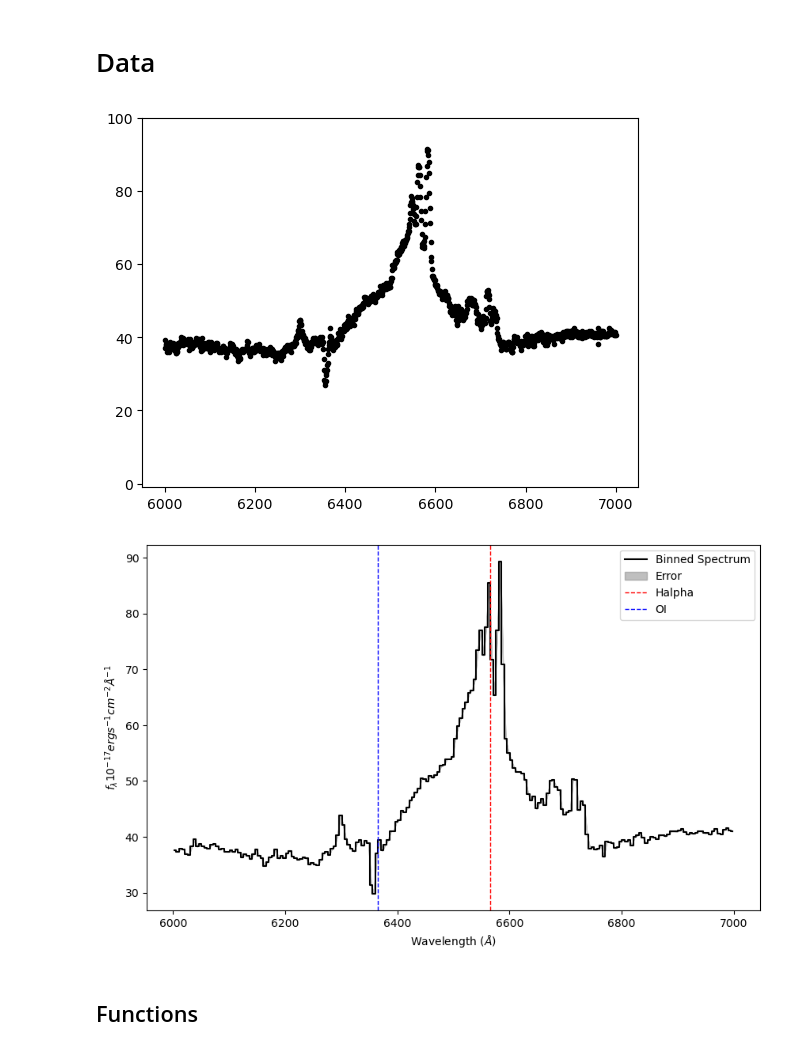
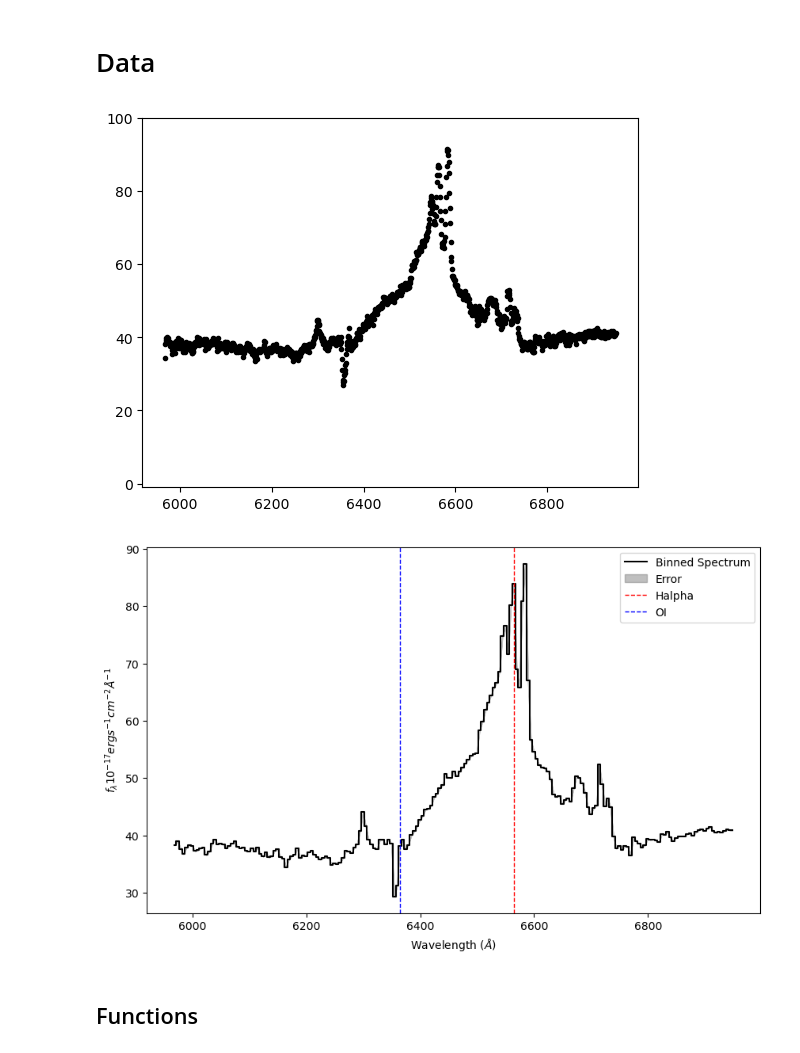
Before and after one commit to seratsaad/ticktock, a Jupyter notebook: Spectral Decomposition - Optical - Halpha.ipynb, the cells around one changed output. Saved outputs shown, nothing was run; the diff lists cells and outputs as text; code cells hidden in the pictures.

```diff
--- a/Spectral Decomposition - Optical - Halpha.ipynb
+++ b/Spectral Decomposition - Optical - Halpha.ipynb
@@ -34,35 +34,35 @@ from astropy.table import Table
 # %%
 file_path = 'HET/combined_spectrum_20230113_0000022_exp01.fits'
 
 t = Table.read(file_path)
 t.sort('Wavelength')
 
 z = 0.081
 wl = t['Wavelength']/(1+z)
 flux = t['F_lambda'] * (10**17)
 err = t['e_F_lambda']
 
 flux_lim = np.where(flux>0)[0]
 wl=wl[flux_lim]
 flux=flux[flux_lim]
 err=err[flux_lim]
 
-wl_lim = np.where((wl>6000)&(wl<7000))
+wl_lim = np.where((wl>5900)&(wl<6950))
 wl=wl[wl_lim]
 flux=flux[wl_lim]
 err=err[wl_lim]
 
 #mask1 = np.where((wl<6320)|(wl>6370))
 #wl=wl[mask1]
 #flux=flux[mask1]
 #err=err[mask1]
 
 plt.plot(wl, flux, '.k')
 #plt.xlim(5500, 7500)
 plt.ylim(-1, 100)
 plt.show()
 # %% [output]
-[figure, old version]
+[figure, new version]
 # %%
 bin_width = 5
 
@@ -96,12 +96,12 @@ plt.axvline(x=6564.93, color='r', linestyle='--', linewidth=1, label="Halpha")
 plt.axvline(x=6365, color='b', linestyle='--', linewidth=1, label="OI")
 plt.xlabel("Wavelength ($\AA$)")
 plt.ylabel("$f_{\lambda} 10^{-17} erg s^{-1} cm^{-2} \AA^{-1}$")
-#plt.xlim(6000, 7000)
+#plt.xlim(5900, 6900)
 #plt.ylim(0, 100)
 plt.legend()
 plt.show()
 # %% [output]
-[figure, old version]
+[figure, new version]
 # %% [markdown]
 ## Functions
 # %%
```
Also changed, not shown: 44 other files.
